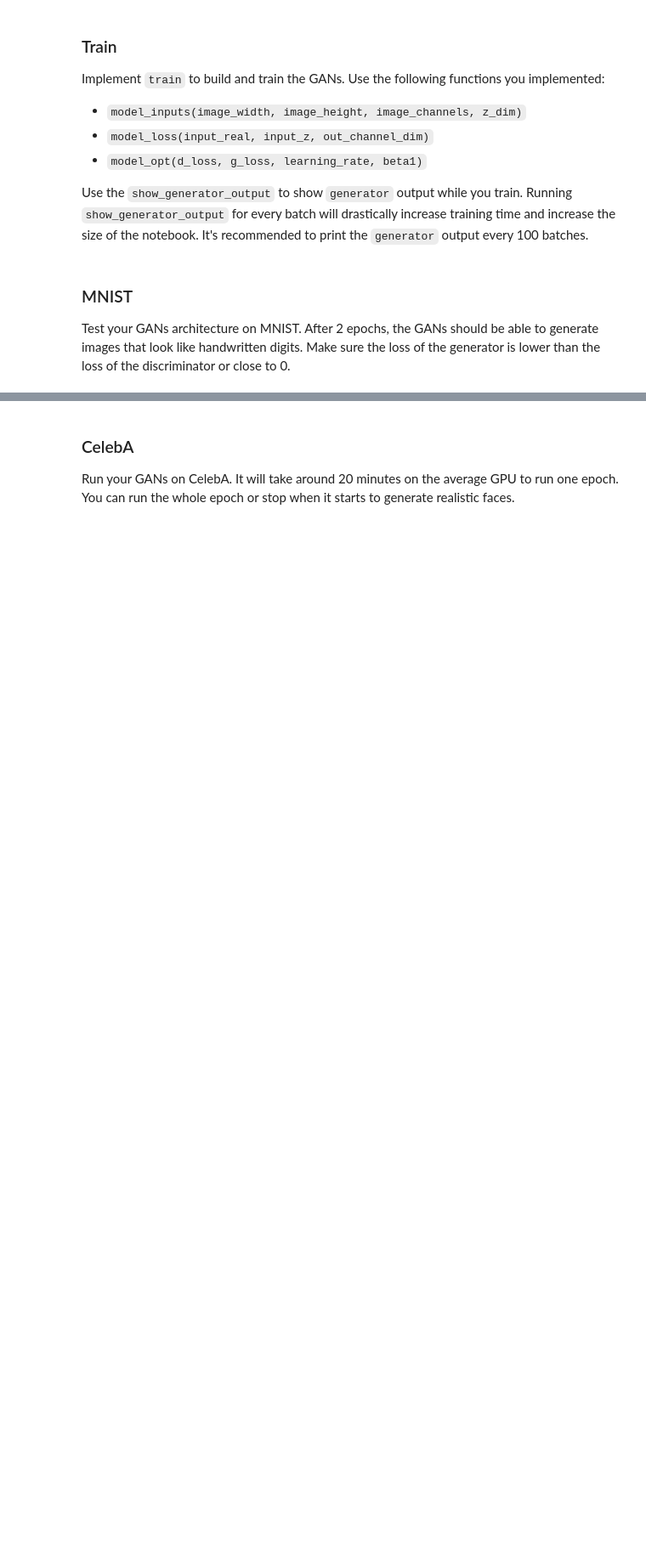
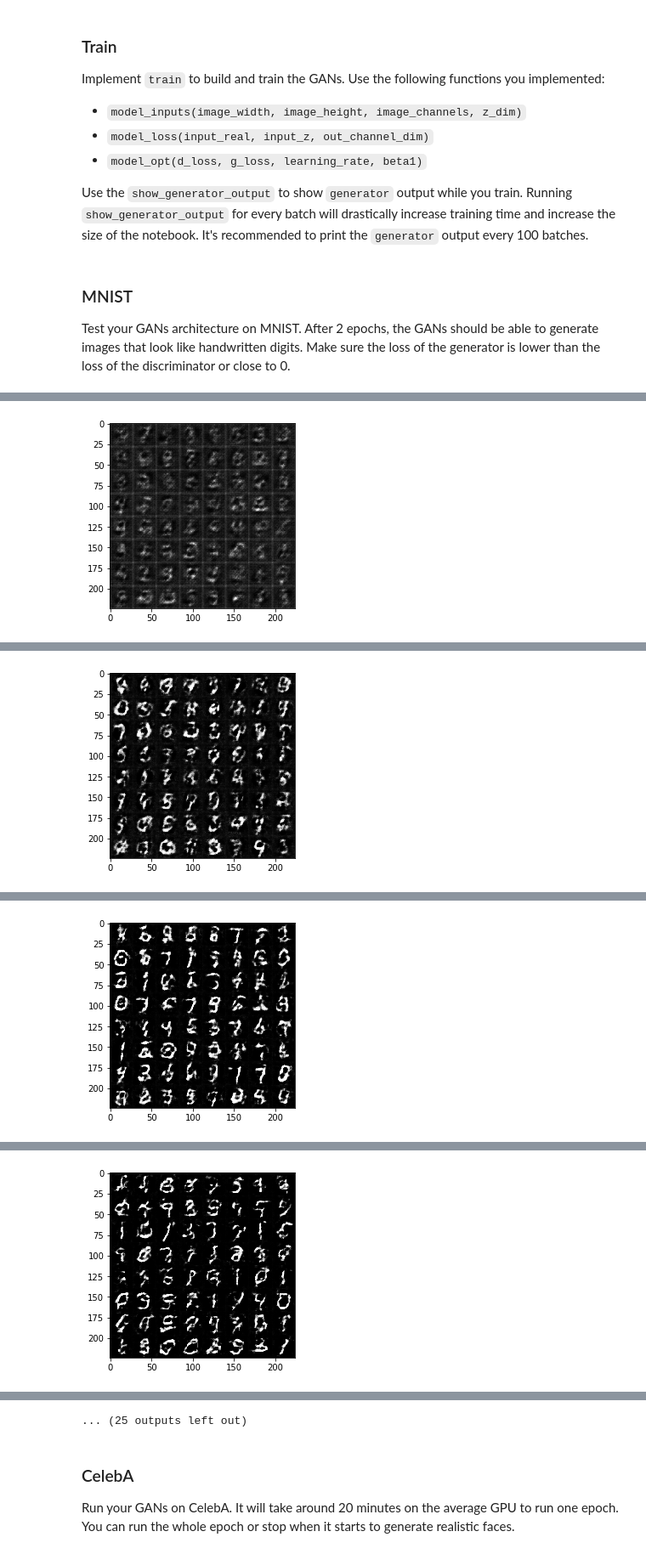
Before and after one commit to vierda/neural_network_project, a Jupyter notebook: fifth_project/dlnd_face_generation.ipynb, the cells around one changed output, grey strips where cells are left out. Shown at 85% size. Drawn from its saved outputs; the diff is of its cells as text; code cells hidden in the pictures; blank space fills up the shorter version.

```diff
--- a/fifth_project/dlnd_face_generation.ipynb
+++ b/fifth_project/dlnd_face_generation.ipynb
@@ -120,7 +119,7 @@ def model_inputs(image_width, image_height, image_channels, z_dim):
     input_real_image = tf.placeholder(tf.float32, shape=[None, image_width, image_height, \
                         image_channels], name='input_real')
     input_tensor_z = tf.placeholder(tf.float32, shape=[None, z_dim], name='input_z')
-    learning_rate = tf.placeholder(tf.float32, name='learning_rate')
+    learning_rate = tf.placeholder(tf.float32, name='learning_rate',shape=())
     return input_real_image, input_tensor_z, learning_rate
 
 
@@ -393,10 +385,10 @@ def train(epoch_count, batch_size, z_dim, learning_rate, beta1, get_batches, dat
 ### MNIST
 Test your GANs architecture on MNIST.  After 2 epochs, the GANs should be able to generate images that look like handwritten digits.  Make sure the loss of the generator is lower than the loss of the discriminator or close to 0.
 # %%
-batch_size = 32
+batch_size = 64
 z_dim = 100
-learning_rate = 0.0002
-beta1 = 0.1
+learning_rate =  0.0008
+beta1 = 0.5
 
 
 """
@@ -415,0 +414 @@ Epoch 1/2... Discriminator Loss: 0.2449... Generator Loss: 1.3712
+[figure, added]
@@ -415,0 +425 @@ Epoch 1/2... Discriminator Loss: 0.2449... Generator Loss: 1.3712
+[figure, added]
@@ -415,0 +436 @@ Epoch 1/2... Discriminator Loss: 0.2449... Generator Loss: 1.3712
+[figure, added]
@@ -415,0 +447 @@ Epoch 1/2... Discriminator Loss: 0.2449... Generator Loss: 1.3712
+[figure, added]
@@ -416,3 +470,4 @@ Epoch 1/2... Discriminator Loss: 0.2449... Generator Loss: 1.3712
+... (25 outputs left out)
 # %% [markdown]
 ### CelebA
 Run your GANs on CelebA.  It will take around 20 minutes on the average GPU to run one epoch.  You can run the whole epoch or stop when it starts to generate realistic faces.
```
Also changed, not shown: parts of 4 cells of this notebook, 1 other file.
